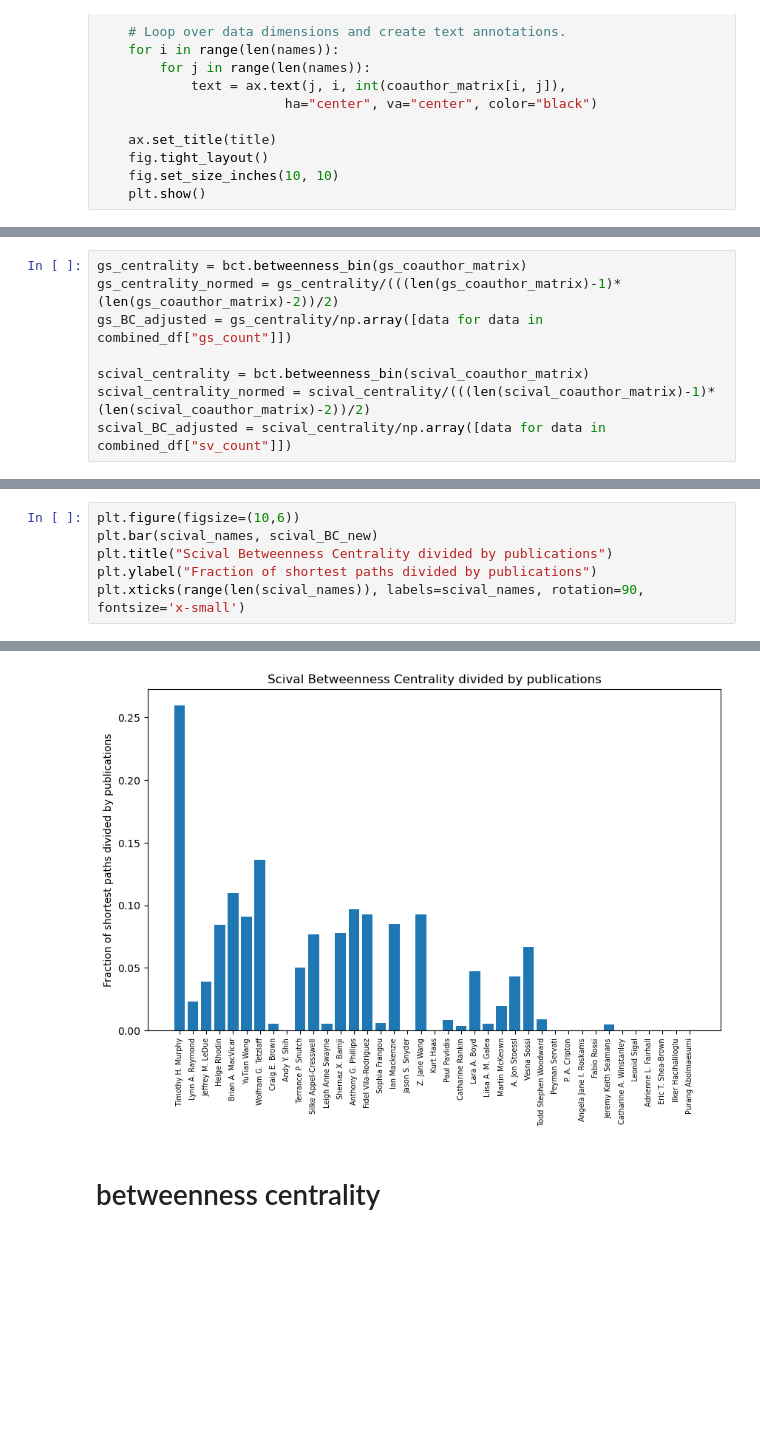
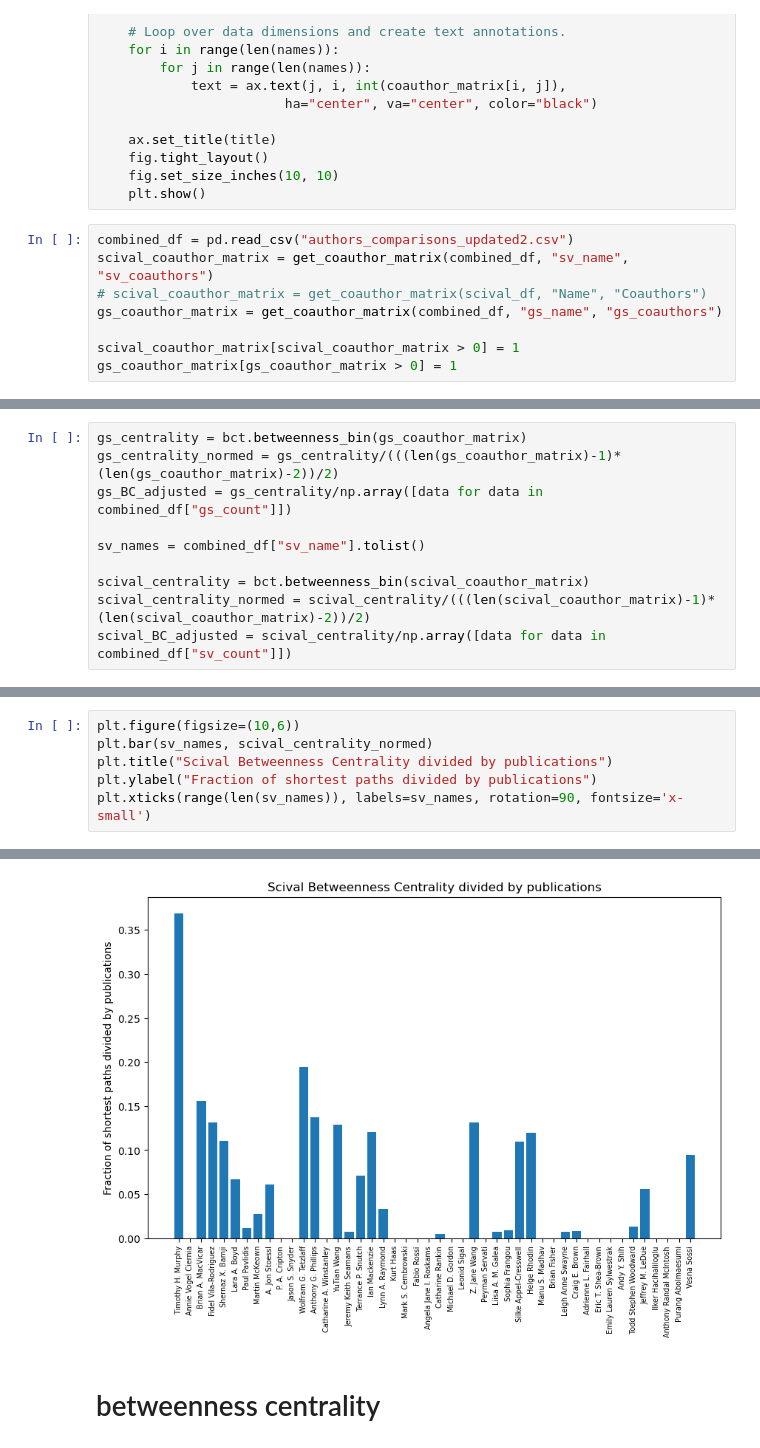
Before and after one commit to rainacao/scholar_metrics_scraper, a Jupyter notebook: authorlist comparisons/centrality.ipynb, the cells around one changed output, grey strips where cells are left out. Cells and saved outputs as stored; diff of their text form; blank space fills up the shorter version.

Commit message:
fixed betweenness centrality bug

```diff
--- a/authorlist comparisons/centrality.ipynb
+++ b/authorlist comparisons/centrality.ipynb
@@ -161,3 +154,11 @@ def graph_matrix(df, title):
     fig.tight_layout()
     fig.set_size_inches(10, 10)
     plt.show()
+# %%
+combined_df = pd.read_csv("authors_comparisons_updated2.csv")
+scival_coauthor_matrix = get_coauthor_matrix(combined_df, "sv_name", "sv_coauthors")
+# scival_coauthor_matrix = get_coauthor_matrix(scival_df, "Name", "Coauthors")
+gs_coauthor_matrix = get_coauthor_matrix(combined_df, "gs_name", "gs_coauthors")
+
+scival_coauthor_matrix[scival_coauthor_matrix > 0] = 1
+gs_coauthor_matrix[gs_coauthor_matrix > 0] = 1
@@ -166,6 +190,8 @@ gs_centrality = bct.betweenness_bin(gs_coauthor_matrix)
 gs_centrality_normed = gs_centrality/(((len(gs_coauthor_matrix)-1)*(len(gs_coauthor_matrix)-2))/2)
 gs_BC_adjusted = gs_centrality/np.array([data for data in combined_df["gs_count"]])
 
+sv_names = combined_df["sv_name"].tolist()
+
 scival_centrality = bct.betweenness_bin(scival_coauthor_matrix)
 scival_centrality_normed = scival_centrality/(((len(scival_coauthor_matrix)-1)*(len(scival_coauthor_matrix)-2))/2)
 scival_BC_adjusted = scival_centrality/np.array([data for data in combined_df["sv_count"]])
@@ -196,9 +220,9 @@ print(scival_BC_adjusted)
 # %%
 plt.figure(figsize=(10,6))
-plt.bar(scival_names, scival_BC_new)
+plt.bar(sv_names, scival_centrality_normed)
 plt.title("Scival Betweenness Centrality divided by publications")
 plt.ylabel("Fraction of shortest paths divided by publications")
-plt.xticks(range(len(scival_names)), labels=scival_names, rotation=90, fontsize='x-small')
+plt.xticks(range(len(sv_names)), labels=sv_names, rotation=90, fontsize='x-small')
 # %% [output]
 ([<matplotlib.axis.XTick at 0x...>,
   <matplotlib.axis.XTick at 0x...>,
@@ -220,4 +244,4 @@ plt.xticks(range(len(scival_names)), labels=scival_names, rotation=90, fontsize=
-[figure, old version]
+[figure, new version]
 # %% [markdown]
 # betweenness centrality
 # %%
```
Also changed, not shown: parts of 8 cells of this notebook, 1 other file.
